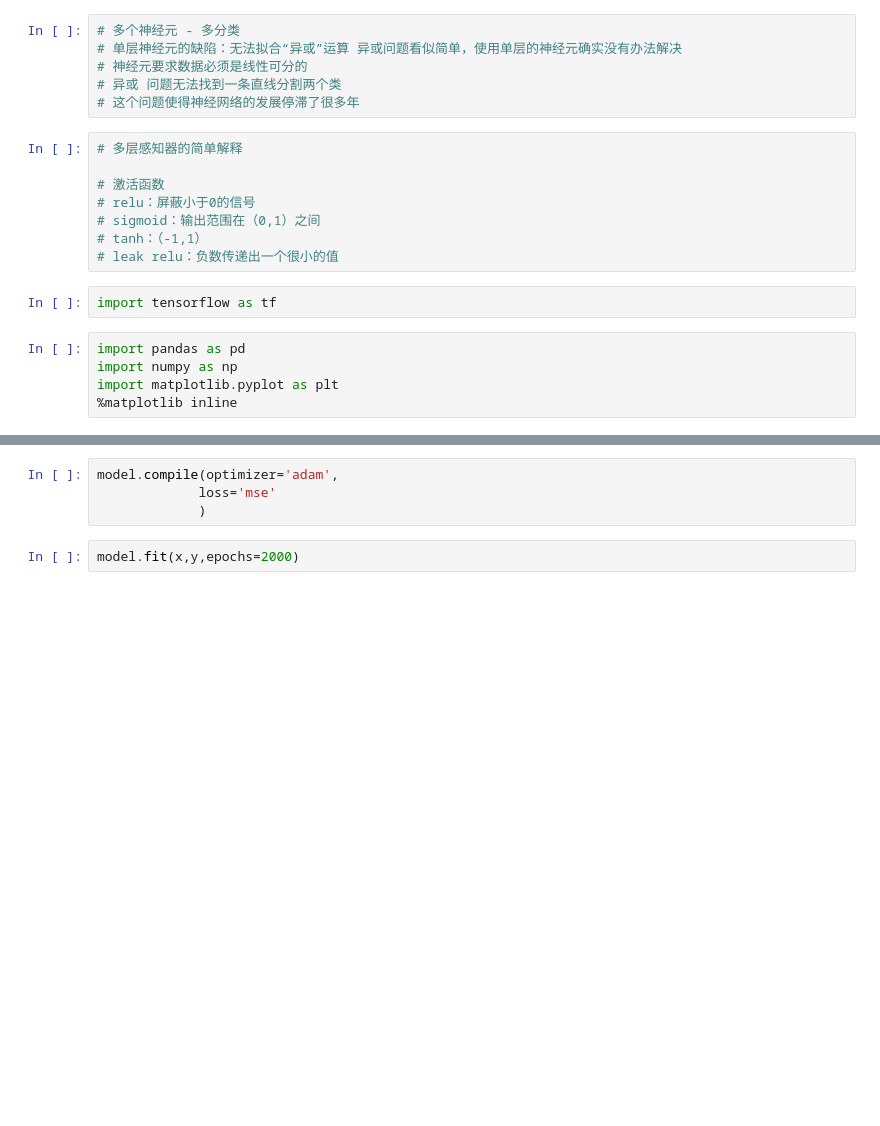
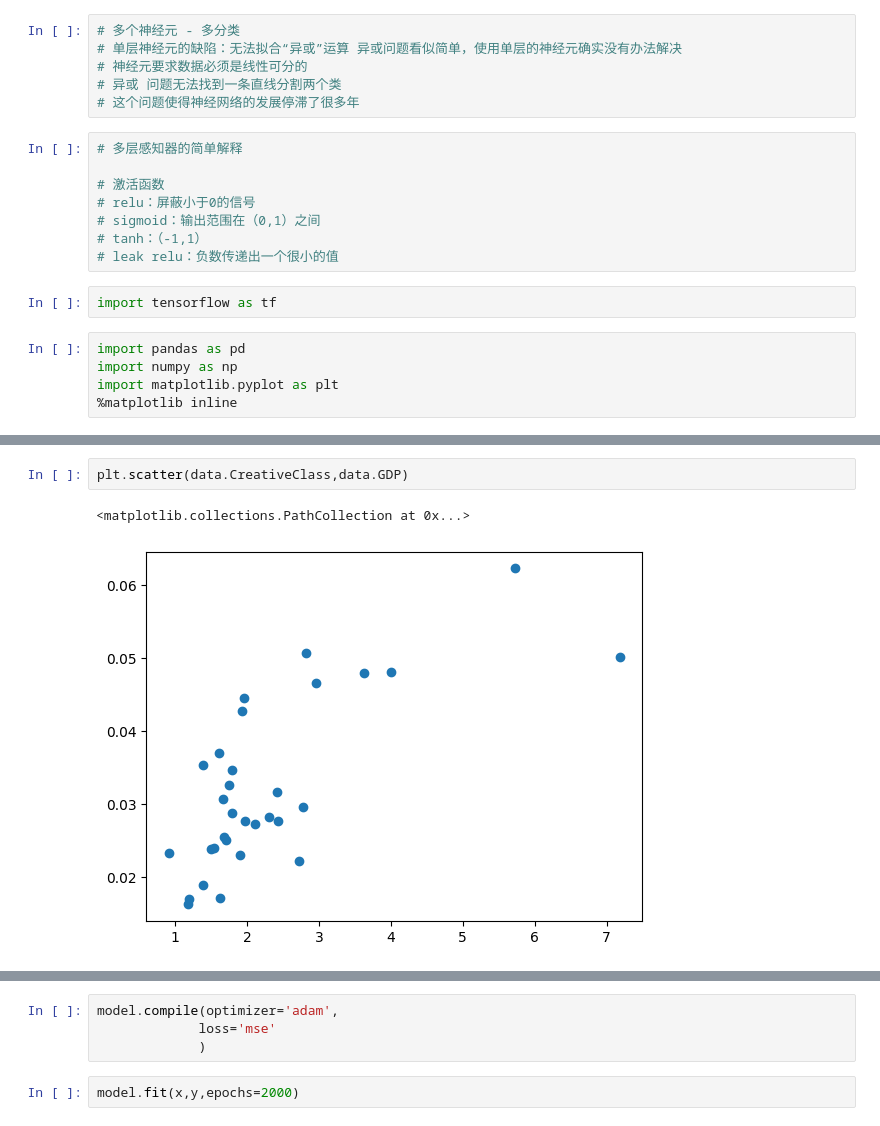
Before and after one commit to xyzsangxuan/tensorflow, a Jupyter notebook: 线性回归-多个神经元.ipynb, the cells around one changed output, grey strips where cells are left out. Cells and saved outputs as stored; diff of their text form; blank space fills up the shorter version.

```diff
--- a/线性回归-多个神经元.ipynb
+++ b/线性回归-多个神经元.ipynb
@@ -47,0 +60,5 @@ plt.scatter(data.newpaper,data.sales)
+# %%
+plt.scatter(data.CreativeClass,data.GDP)
+# %% [output]
+<matplotlib.collections.PathCollection at 0x...>
+[figure, added]
```
Also changed, not shown: parts of 16 cells of this notebook, 22 other files.
